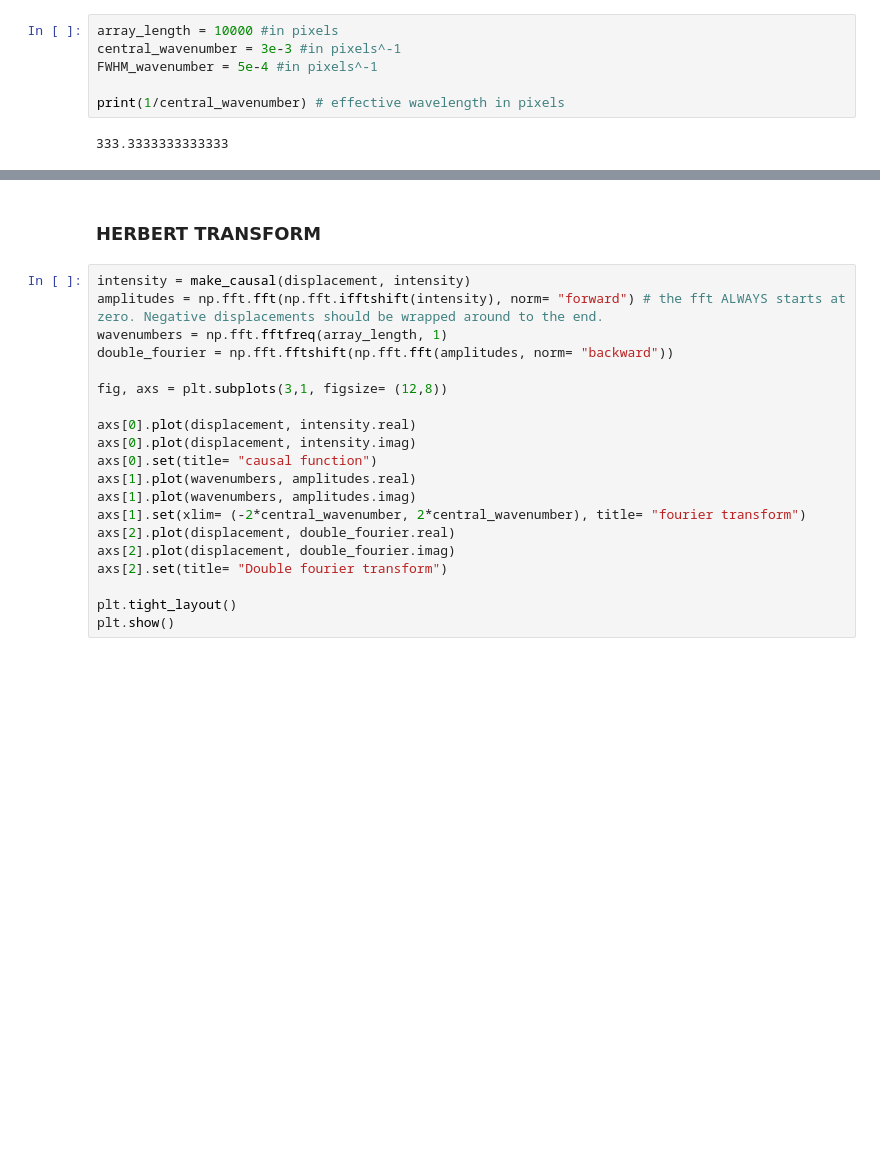
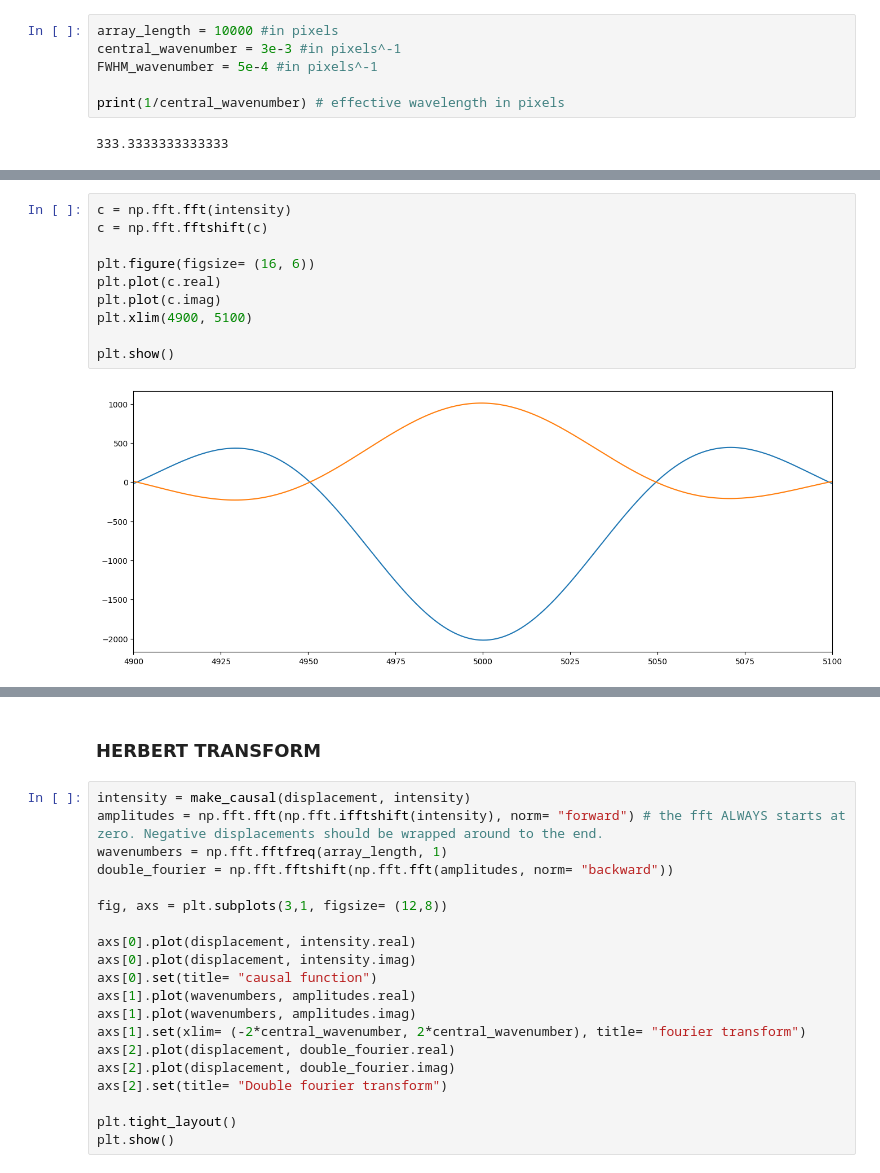
Before and after one commit to Jammi-Dodgers/THz-interferometry, a Jupyter notebook: kramers_kronig_test.ipynb, the cells around one changed output, grey strips where cells are left out. Drawn from its saved outputs; the diff is of its cells as text; blank space fills up the shorter version.

```diff
--- a/kramers_kronig_test.ipynb
+++ b/kramers_kronig_test.ipynb
@@ -61,0 +89,12 @@ plt.show()
+# %%
+c = np.fft.fft(intensity)
+c = np.fft.fftshift(c)
+
+plt.figure(figsize= (16, 6))
+plt.plot(c.real)
+plt.plot(c.imag)
+plt.xlim(4900, 5100)
+
+plt.show()
+# %% [output]
+[figure, added]
```
Also changed, not shown: parts of 4 cells of this notebook, 6 other files.
